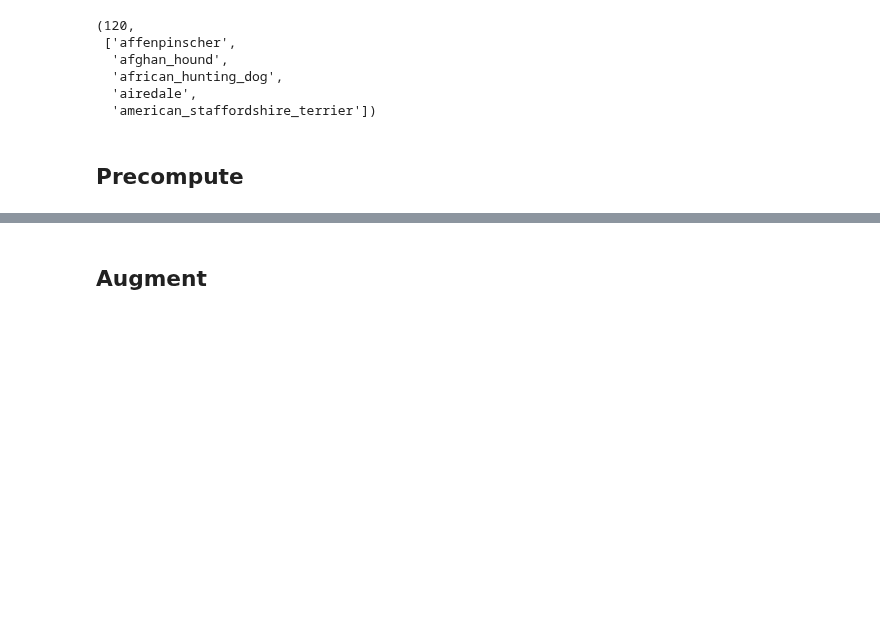
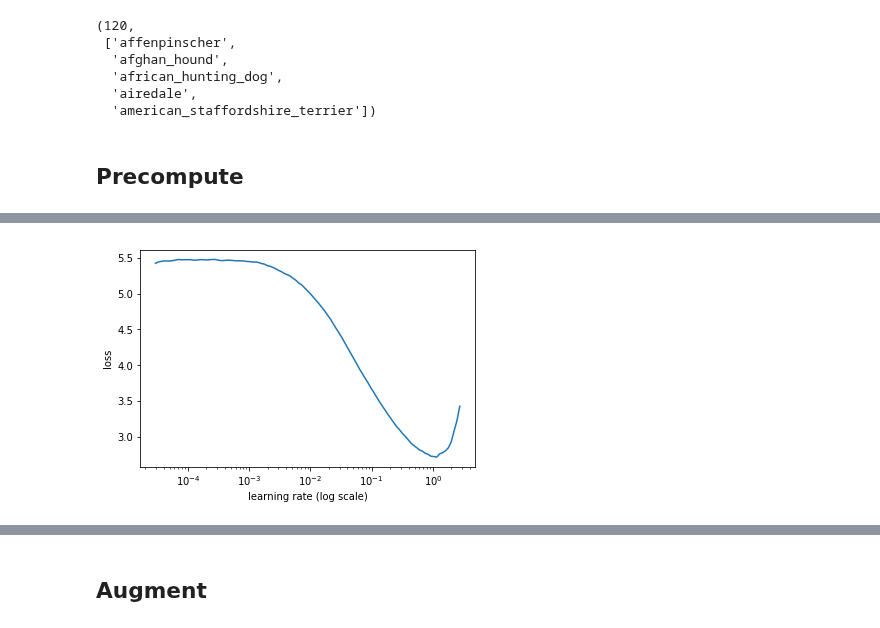
Before and after one commit to agoila/fastai, a Jupyter notebook: courses/dl1/dog-breed.ipynb, the cells around one changed output, grey strips where cells are left out. Cells and saved outputs as stored; diff of their text form; code cells hidden in the pictures; blank space fills up the shorter version.

```diff
--- a/courses/dl1/dog-breed.ipynb
+++ b/courses/dl1/dog-breed.ipynb
@@ -138,2 +150,6 @@ learn = ConvLearner.pretrained(arch, data, precompute=True)
+# %%
+learn.sched.plot()
+# %% [output]
+[figure, added]
 # %%
 learn.fit(1e-2, 5)
```
Also changed, not shown: parts of 14 cells of this notebook.
